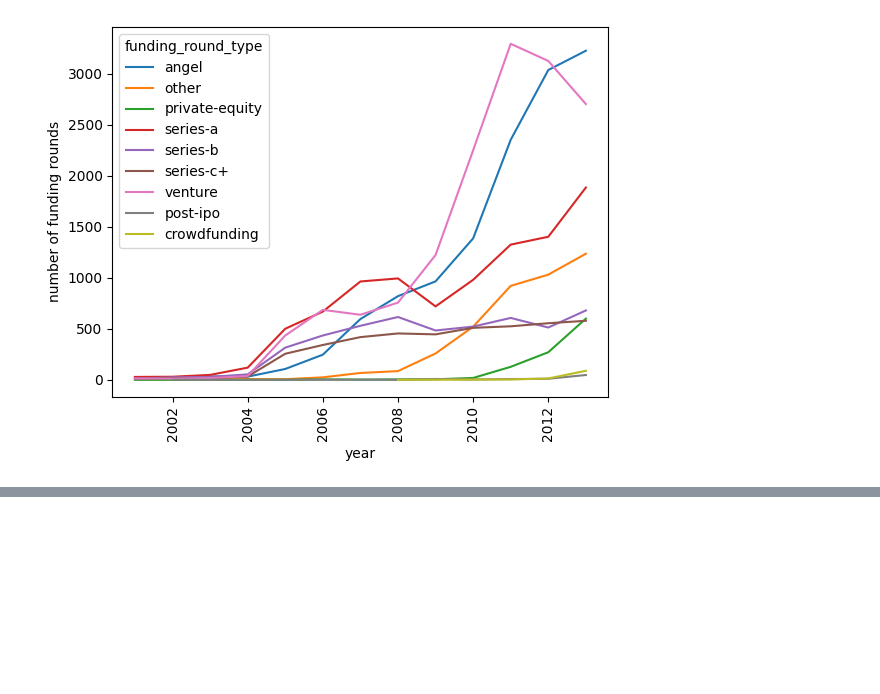
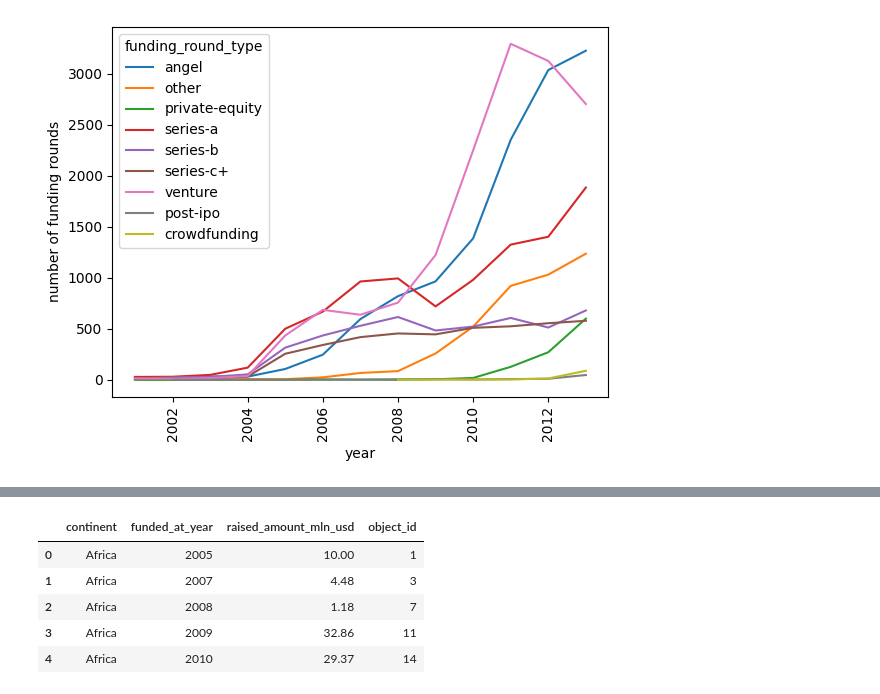
Before and after one commit to plov-cyber/big-data-group-project-team13, a Jupyter notebook: notebooks/eda_v1.ipynb, the cells around one changed output, grey strips where cells are left out. Saved outputs shown, nothing was run; the diff lists cells and outputs as text; code cells hidden in the pictures; blank space fills up the shorter version.

```diff
--- a/notebooks/eda_v1.ipynb
+++ b/notebooks/eda_v1.ipynb
@@ -89,0 +167,7 @@ array(['series-b', 'angel', 'series-a', 'series-c+', 'venture', 'other',
+# %%
+Africa = ['AGO', 'BDI', 'BEN', 'BWA', 'CIV', 'CMR', 'DZA', 'EGY', 'ETH', 'GHA', 'GIN', 'KEN', 'LSO', 'MAR', 'MDG', 'MUS', 'NAM', 'NER','NGA', 'REU','RWA', 'SDN','SEN', 'SLE', 'SOM','SWZ', 'SYC', 'TUN', 'TZA', 'UGA', 'ZAF', 'ZMB', 'ZWE']
+Asia = ['AFG', 'ARE', 'BGD', 'BHR', 'BRN', 'CHN', 'HKG', 'IDN', 'IND', 'IOT', 'IRN', 'IRQ', 'ISR','JOR', 'JPN', 'KAZ', 'KGZ', 'KHM', 'KOR', 'KWT','LAO', 'LBN', 'LKA', 'MAC', 'MDV', 'MMR', 'MYS', 'NPL', 'OMN', 'PAK', 'PCN','PHL','PRK','PST', 'QAT', 'SAU', 'SGP','SYR', 'THA', 'TJK', 'TWN', 'UZB', 'VNM', 'YEM']
+Europe = ['AIA', 'ALB', 'AND', 'ARM', 'AUT', 'AZE', 'BEL', 'BGR','BIH', 'BLR', 'CHE', 'CYP', 'CZE', 'DEU', 'DNK','ESP', 'EST', 'FIN', 'FRA', 'GBR', 'GEO', 'GIB', 'GLB', 'GRC', 'HRV', 'HUN', 'IRL', 'ISL', 'ITA', 'LIE', 'LTU','LUX', 'LVA', 'MCO', 'MDA', 'MKD', 'MLT', 'NLD', 'NOR', 'POL', 'PRT', 'ROM', 'RUS', 'SMR', 'SVK', 'SVN','SWE', 'TUR', 'UKR']
+North_America = ['ATG', 'BHS','BLZ', 'BMU', 'BRB', 'CAN', 'CRI','CUB','CYM', 'DMA', 'GRD', 'GTM', 'HND', 'HTI', 'JAM', 'MEX', 'MTQ', 'PAN', 'PRI', 'SLV', 'UMI','USA', 'VGB', 'VIR']
+South_America = ['ARG', 'BOL', 'BRA', 'CHL', 'COL', 'DOM', 'ECU', 'NIC', 'PER', 'PRY', 'SUR', 'TTO', 'URY','VEN', 'VCT']
+Other = ['ANT', 'ARA', 'AUS', 'CSS', 'FST', 'HMI','NCL', 'NFK','NRU', 'NZL']
@@ -396,0 +532,14 @@ Text(0, 0.5, 'number of funding rounds')
+# %%
+def map_country(country_code):
+    if country_code in Africa:
+        return 'Africa'
+    elif country_code in Asia:
+        return 'Asia'
+    elif country_code in Europe:
+        return 'Europe'
+    elif country_code in North_America:
+        return 'North_America'
+    elif country_code in South_America:
+        return 'South_America'
+    else:
+        return 'Other'
@@ -396,0 +596,10 @@ Text(0, 0.5, 'number of funding rounds')
+# %%
+avg_raised_money_by_country = rounds_and_companies.groupby(by=['continent', 'funded_at_year'], as_index=False).agg({'raised_amount_mln_usd': 'sum', 'object_id': 'nunique'})
+avg_raised_money_by_country.head()
+# %% [output]
+|  | continent | funded_at_year | raised_amount_mln_usd | object_id |
+| 0 | Africa | 2005 | 10.00 | 1 |
+| 1 | Africa | 2007 | 4.48 | 3 |
+| 2 | Africa | 2008 | 1.18 | 7 |
+| 3 | Africa | 2009 | 32.86 | 11 |
+| 4 | Africa | 2010 | 29.37 | 14 |
```
Also changed, not shown: parts of 22 cells of this notebook.
